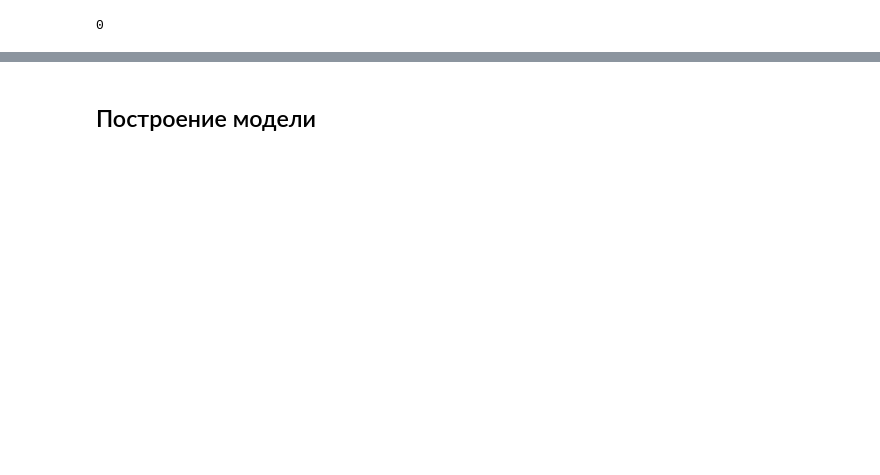
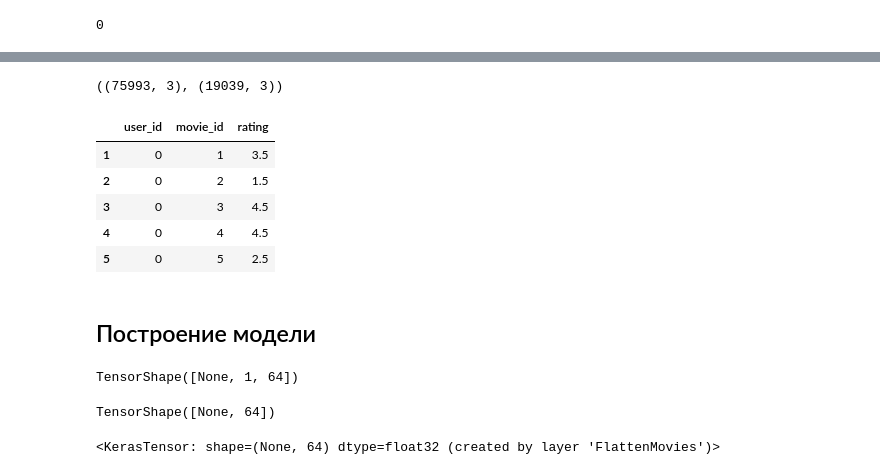
Before and after one commit to KirillFazi/vk_test_task_2023, a Jupyter notebook: vk_test_task.ipynb, the cells around one changed output, grey strips where cells are left out. Cells and saved outputs as stored; diff of their text form; code cells hidden in the pictures; blank space fills up the shorter version.

```diff
--- a/vk_test_task.ipynb
+++ b/vk_test_task.ipynb
@@ -400,8 +323,7 @@ def mark_last_n_ratings_as_validation_set(
     return df
 # %%
 mark_last_n_ratings_as_validation_set(df, n=8, min_ratings=20);
+df.drop('timestamp', axis=1, inplace=True)
-# %%
-df = df.drop('timestamp', axis=1)
 # %%
 train_df = df[df['is_valid'] == False].drop(columns=['is_valid'])
 test_df = df[df['is_valid'] == True].drop(columns=['is_valid'])
@@ -413,2 +339,29 @@ print(f'Отношение тренировочного датасета к те
+# %%
+users = train_df['user_id'].unique()
+movies = train_df['movie_id'].unique()
+
+userid2idx = {o:i for i,o in enumerate(users)}
+movieid2idx = {o:i for i,o in enumerate(movies)}
+# %%
+train_df['user_id'] = train_df['user_id'].apply(lambda x: userid2idx[x])
+train_df['movie_id'] = train_df['movie_id'].apply(lambda x: movieid2idx[x])
+
+split = np.random.rand(len(train_df)) < 0.8
+
+train = train_df[split]
+valid = train_df[~split]
+# %%
+(train.shape , valid.shape)
+# %% [output]
+((75993, 3), (19039, 3))
+# %%
+train.head()
+# %% [output]
+|  | user_id | movie_id | rating |
+| 1 | 0 | 1 | 3.5 |
+| 2 | 0 | 2 | 1.5 |
+| 3 | 0 | 3 | 4.5 |
+| 4 | 0 | 4 | 4.5 |
+| 5 | 0 | 5 | 2.5 |
 # %% [markdown]
 ## Построение модели
@@ -414,0 +375,17 @@ print(f'Отношение тренировочного датасета к те
+# %%
+user_embedding = Embedding(n_users, n_latent_factors, name='user_embedding')(user_input)
+user_embedding.shape
+# %% [output]
+TensorShape([None, 1, 64])
+# %%
+user_vec = Flatten(name='FlattenUsers')(user_embedding)
+user_vec.shape
+# %% [output]
+TensorShape([None, 64])
+# %%
+movie_input = Input(shape=(1,), name='movie_input', dtype='int64')
+movie_embedding = Embedding(n_movies, n_latent_factors, name='movie_embedding')(movie_input)
+movie_vec = Flatten(name='FlattenMovies')(movie_embedding)
+movie_vec
+# %% [output]
+<KerasTensor: shape=(None, 64) dtype=float32 (created by layer 'FlattenMovies')>
```
Also changed, not shown: parts of 43 cells of this notebook.
